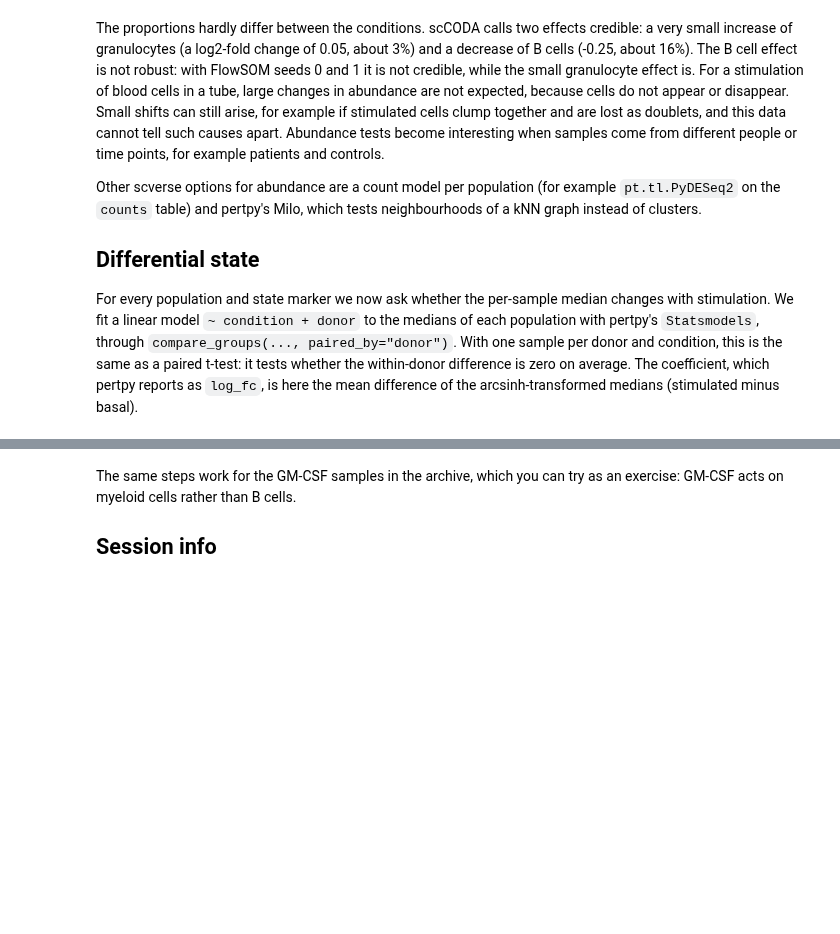
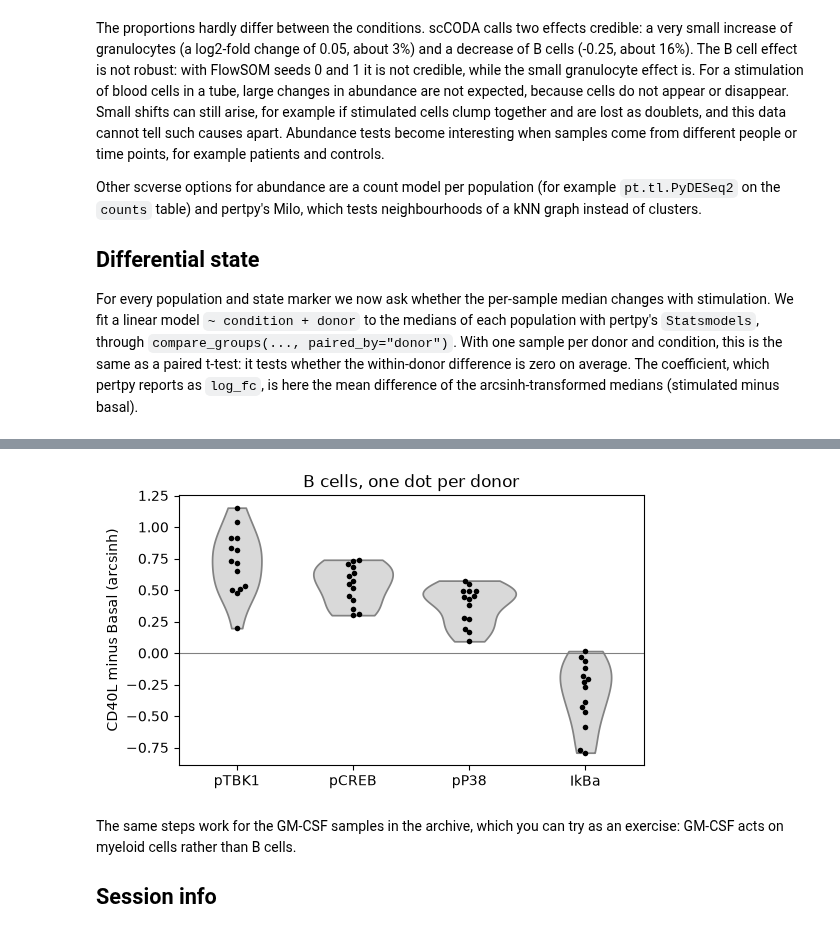
Before and after one commit to scverse/pytometry, a Jupyter notebook: docs/examples/04_statistics.ipynb, the cells around one changed output, grey strips where cells are left out. Drawn from its saved outputs; the diff is of its cells as text; code cells hidden in the pictures; blank space fills up the shorter version.

```diff
--- a/docs/examples/04_statistics.ipynb
+++ b/docs/examples/04_statistics.ipynb
@@ -405,3 +399,17 @@ model.plot_paired(
+# %%
+b_cells = pseudobulk[pseudobulk.obs["population"] == "B cells"]
+b_medians = b_cells.to_df(layer="median").join(b_cells.obs[["condition", "donor"]])
+b_medians = b_medians.pivot_table(index="donor", columns="condition", values=state_markers, observed=True)
+b_change = b_medians.xs("CD40L", axis=1, level=1) - b_medians.xs("Basal", axis=1, level=1)
+b_change = b_change[["pTBK1", "pCREB", "pP38", "IkBa"]].melt(var_name="marker", value_name="difference")
+
+fig, ax = plt.subplots(figsize=(6, 3.5))
+sns.violinplot(b_change, x="marker", y="difference", inner=None, cut=0, color="0.85", ax=ax)
+sns.swarmplot(b_change, x="marker", y="difference", color="black", size=4, ax=ax)
+ax.axhline(0, color="grey", linewidth=0.8)
+ax.set(xlabel="", ylabel="CD40L minus Basal (arcsinh)", title="B cells, one dot per donor");
+# %% [output]
+[figure, added]
 # %% [markdown]
 The same steps work for the GM-CSF samples in the archive, which you can try as an exercise: GM-CSF acts on myeloid cells rather than B cells.
 
```
Also changed, not shown: parts of 14 cells of this notebook.
